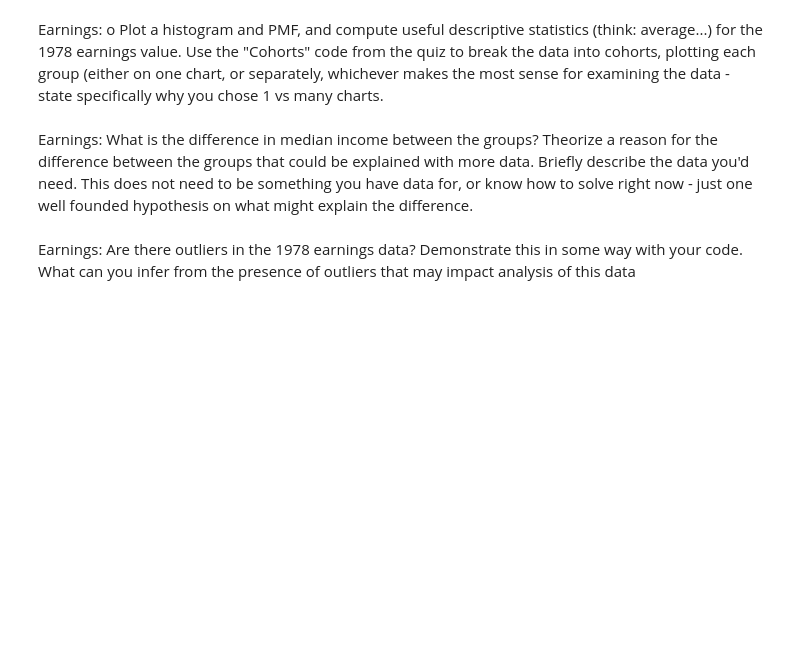
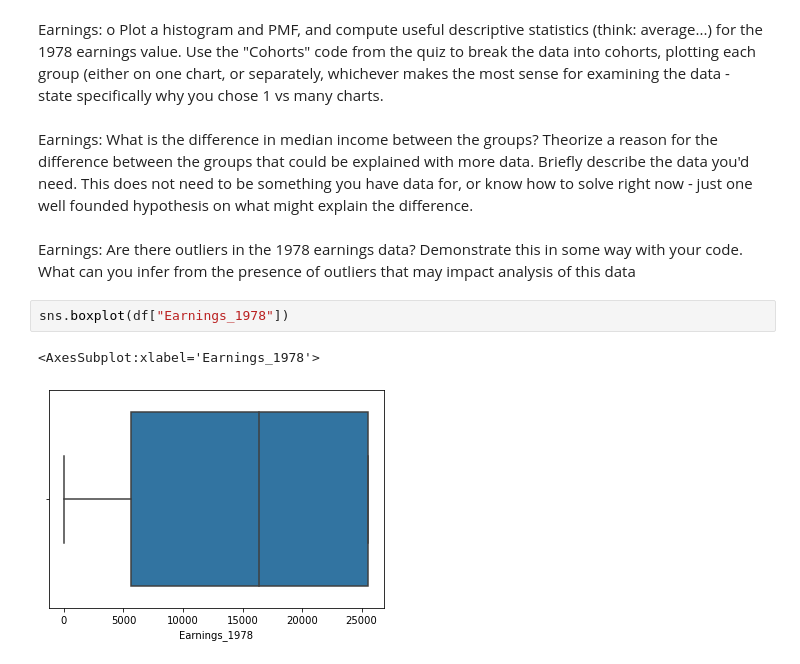
Before and after one commit to jamarabe/DATA3450, a Jupyter notebook: Assignment1.ipynb, the cells around one changed output. Cells and saved outputs as stored; diff of their text form; blank space fills up the shorter version.

```diff
--- a/Assignment1.ipynb
+++ b/Assignment1.ipynb
@@ -223,3 +300,8 @@ What is the difference in median income between the groups? Theorize a reason fo
 # %% [markdown]
 Earnings:
 Are there outliers in the 1978 earnings data? Demonstrate this in some way with your code. What can you infer from the presence of outliers that may impact analysis of this data
+# %%
+sns.boxplot(df["Earnings_1978"])
+# %% [output]
+<AxesSubplot:xlabel='Earnings_1978'>
+[figure, added]
```
Also changed, not shown: parts of 12 cells of this notebook.
